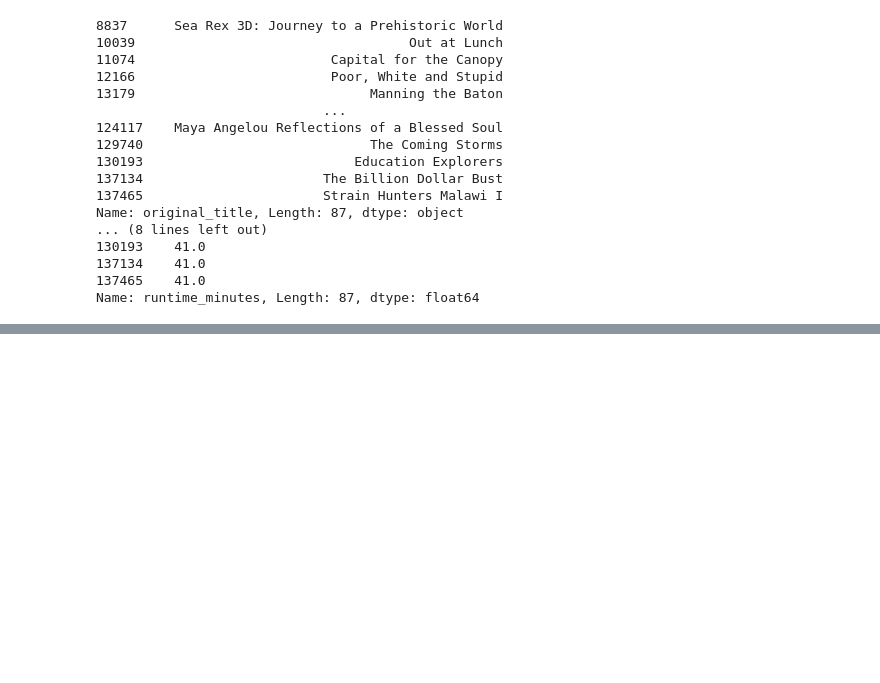
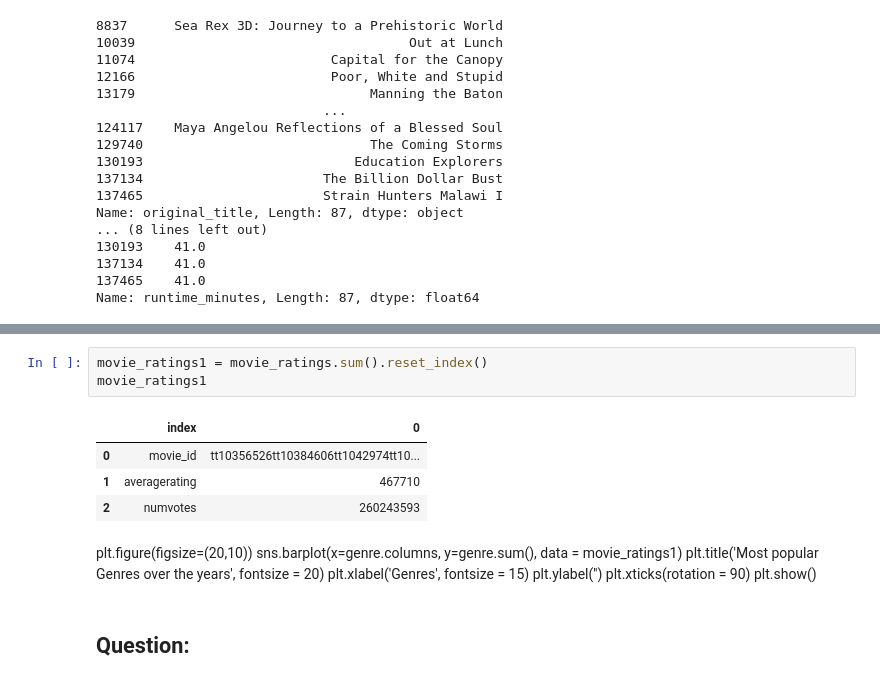
Before and after one commit to TinaWaituika/Microsoft-Studio, a Jupyter notebook: student.ipynb, the cells around one changed output, grey strips where cells are left out. Drawn from its saved outputs; the diff is of its cells as text; blank space fills up the shorter version.

```diff
--- a/student.ipynb
+++ b/student.ipynb
@@ -510,0 +575,18 @@ Name: runtime_minutes, Length: 87, dtype: float64
+# %%
+movie_ratings1 = movie_ratings.sum().reset_index()
+movie_ratings1
+# %% [output]
+|  | index | 0 |
+| 0 | movie_id | tt10356526tt10384606tt1042974tt10... |
+| 1 | averagerating | 467710 |
+| 2 | numvotes | 260243593 |
+# %% [markdown]
+plt.figure(figsize=(20,10))
+sns.barplot(x=genre.columns, y=genre.sum(), data = movie_ratings1)
+plt.title('Most popular Genres over the years', fontsize = 20)
+plt.xlabel('Genres', fontsize = 15)
+plt.ylabel('')
+plt.xticks(rotation = 90)
+plt.show()
+# %% [markdown]
+## Question:
```
Also changed, not shown: parts of 25 cells of this notebook.
